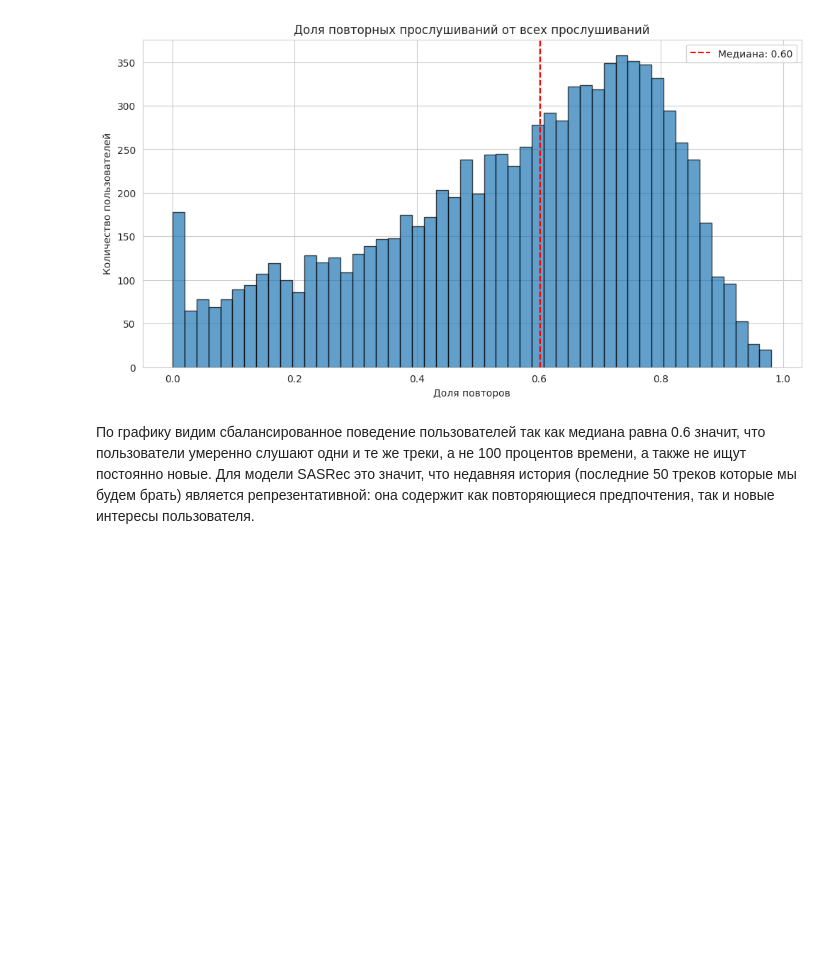
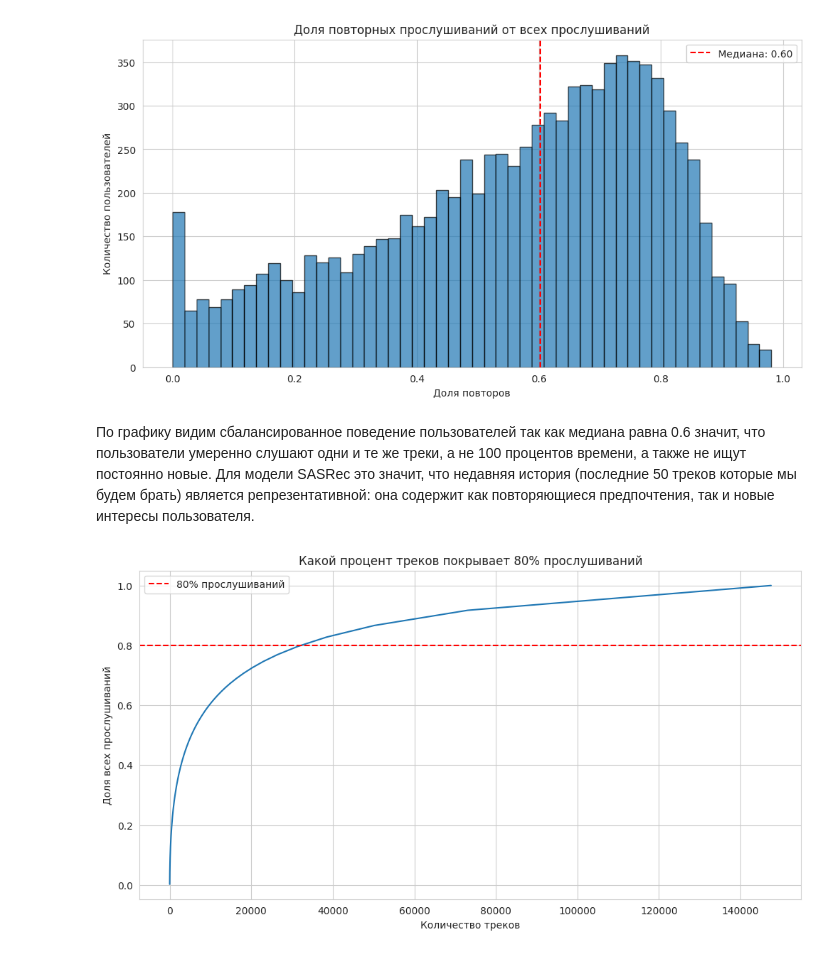
Before and after one commit to Katerina676/sasrec-ebs-recommender, a Jupyter notebook: eda_analytics.ipynb, the cells around one changed output. Drawn from its saved outputs; the diff is of its cells as text; code cells hidden in the pictures; blank space fills up the shorter version.

```diff
--- a/eda_analytics.ipynb
+++ b/eda_analytics.ipynb
@@ -108,3 +109,20 @@ plt.show()
 [figure]
 # %% [markdown]
 По графику видим сбалансированное поведение пользователей так как медиана равна 0.6 значит, что пользователи умеренно слушают одни и те же треки, а не 100 процентов времени, а также не ищут постоянно новые. Для модели SASRec это значит, что недавняя история (последние 50 треков которые мы будем брать) является репрезентативной: она содержит как повторяющиеся предпочтения, так и новые интересы пользователя.
+# %%
+all_tracks = []
+for tracks in df['item_id']:
+    all_tracks.extend(tracks[:100])
+
+freqs = sorted(Counter(all_tracks).values(), reverse=True)
+cum_sum = np.cumsum(freqs) / sum(freqs)
+
+plt.plot(cum_sum)
+plt.axhline(0.8, color='red', linestyle='--', label='80% прослушиваний')
+plt.title('Какой процент треков покрывает 80% прослушиваний')
+plt.xlabel('Количество треков')
+plt.ylabel('Доля всех прослушиваний')
+plt.legend()
+plt.show()
+# %% [output]
+[figure, added]
```
Also changed, not shown: parts of 6 cells of this notebook, 1 other file.
